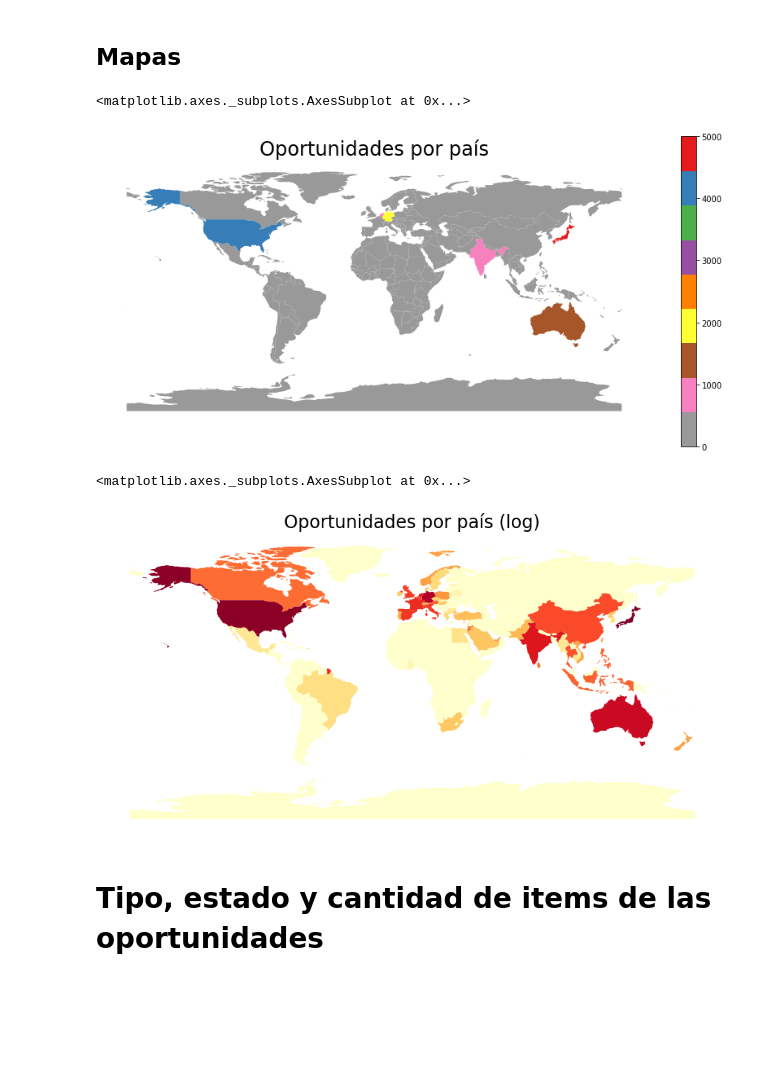
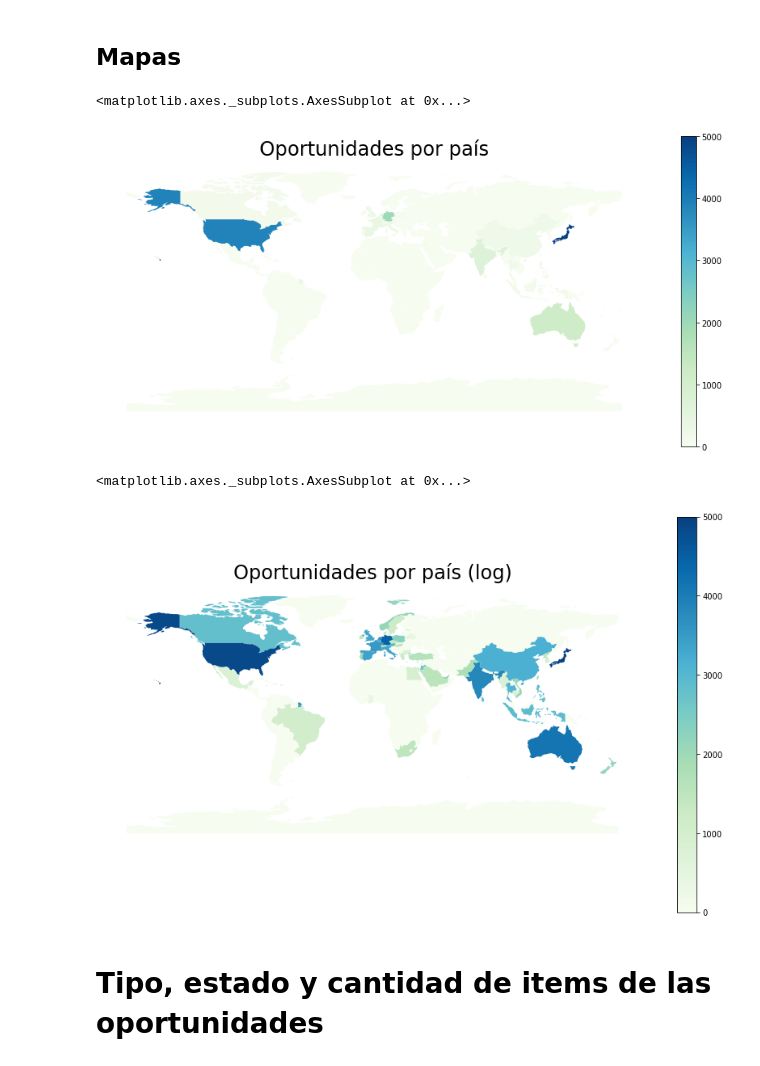
Before and after one commit to FernandoSinisi/Orga-Datos-2C-2020, a Jupyter notebook: TP1/Graficos.ipynb, the cells around one changed output. Drawn from its saved outputs; the diff is of its cells as text; code cells hidden in the pictures; blank space fills up the shorter version.

```diff
--- a/TP1/Graficos.ipynb
+++ b/TP1/Graficos.ipynb
@@ -303,20 +303,21 @@ dfmerge["count_log"] = dfmerge["count_log"].fillna(0)
 fig, ax = plt.subplots(1, figsize=(15, 7))
 ax.axis('off')
 plt.title('Oportunidades por país',size=24)
-sm = plt.cm.ScalarMappable(cmap='Set1_r', norm=plt.Normalize(vmin=0, vmax=5000))
+sm = plt.cm.ScalarMappable(cmap='GnBu', norm=plt.Normalize(vmin=0, vmax=5000))
 cbar = fig.colorbar(sm)
-dfmerge.plot(column='count',cmap='Set1_r',ax=ax)
+dfmerge.plot(column='count', cmap='GnBu', ax=ax)
 # %% [output]
 <matplotlib.axes._subplots.AxesSubplot at 0x...>
-[figure, old version]
+[figure, new version]
 # %%
 fig, ax = plt.subplots(1, figsize=(15, 9))
 ax.axis('off')
 plt.title('Oportunidades por país (log)',size=24)
-dfmerge.plot(column='count_log',cmap='YlOrRd',ax=ax)
+cbar = fig.colorbar(sm)
+dfmerge.plot(column='count_log',cmap='GnBu',ax=ax)
 # %% [output]
 <matplotlib.axes._subplots.AxesSubplot at 0x...>
-[figure, old version]
+[figure, new version]
 # %% [markdown]
 # Tipo, estado y cantidad de items de las oportunidades
 # %%
```
Also changed, not shown: parts of 10 cells of this notebook.
